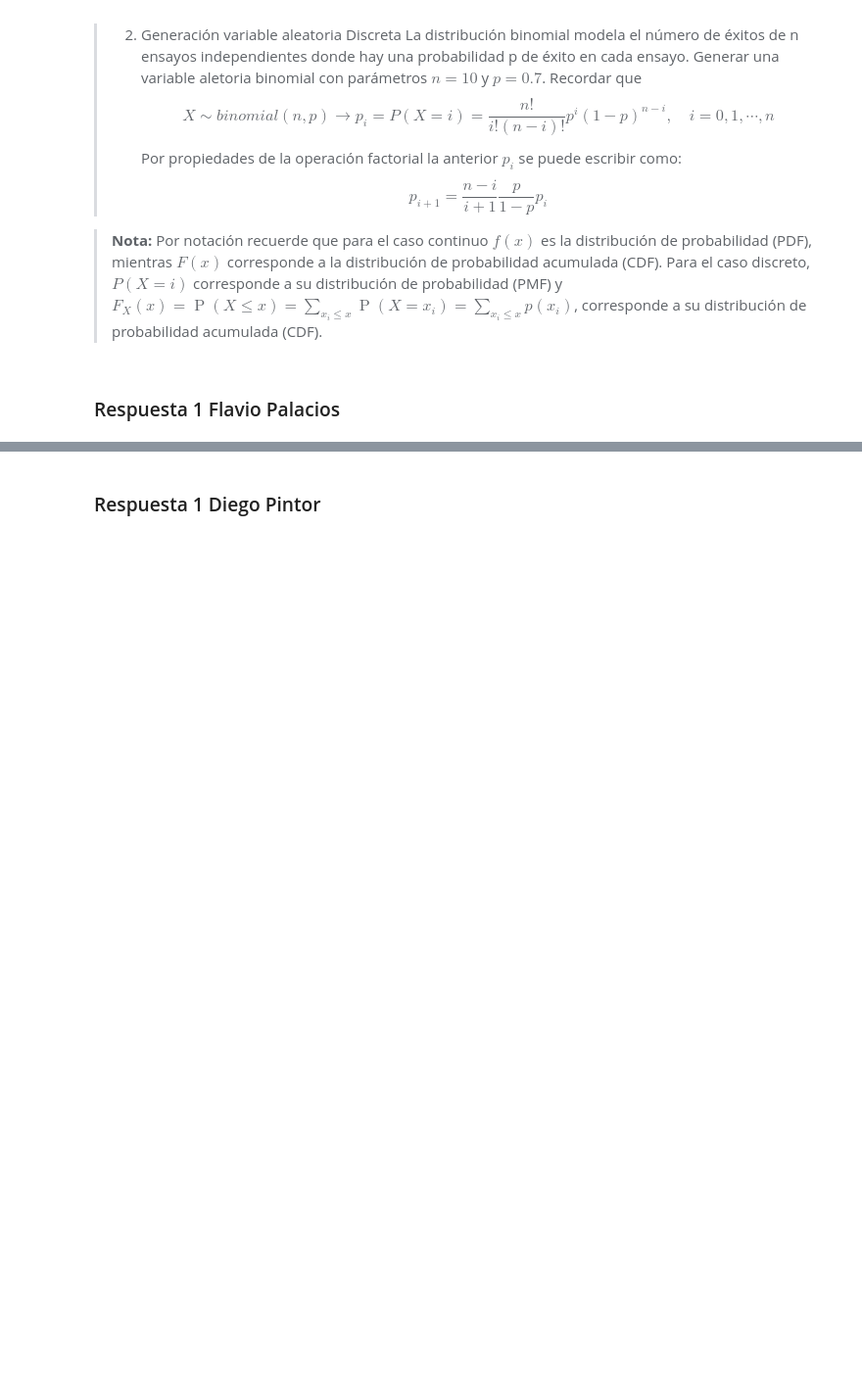
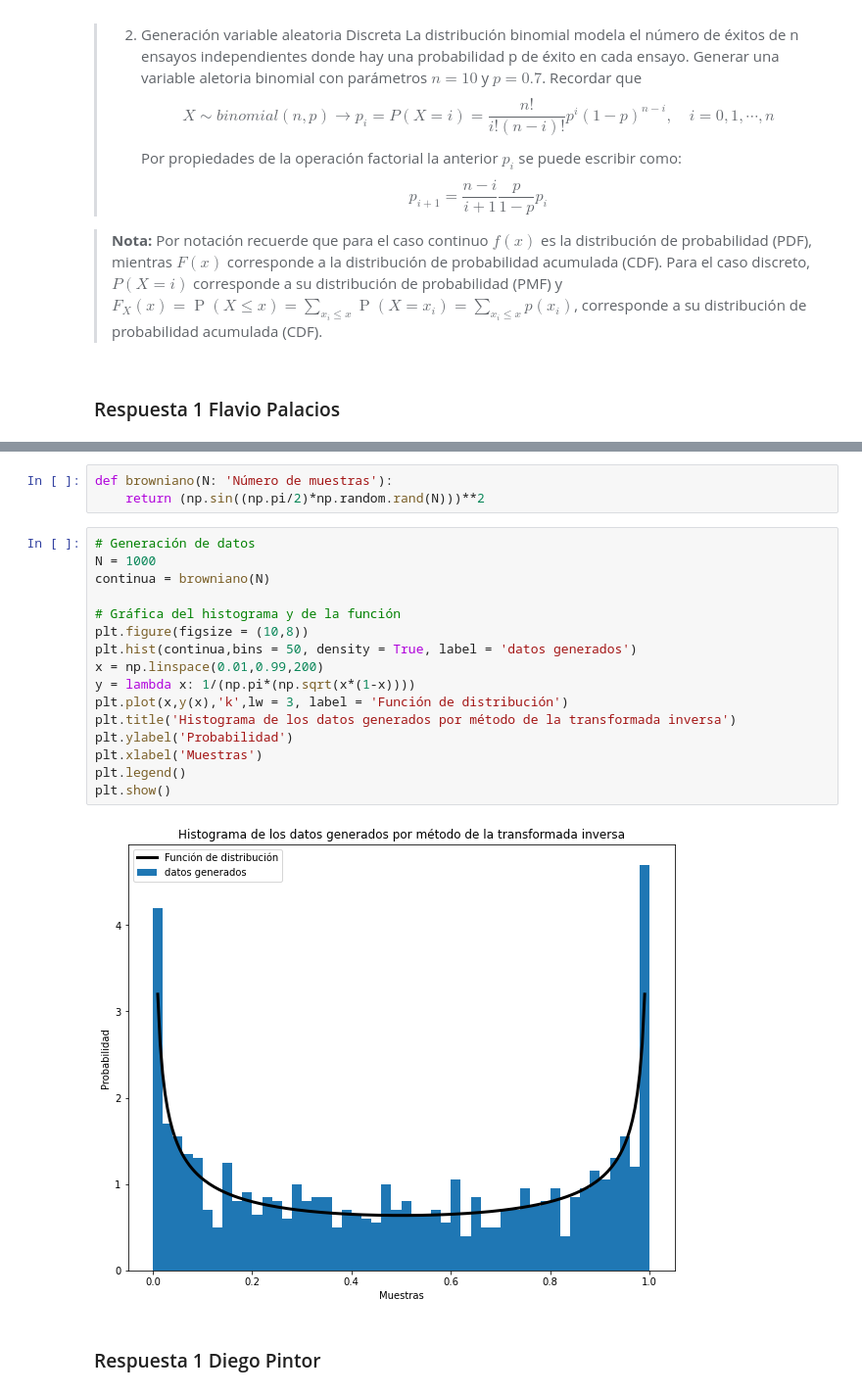
Before and after one commit to Palacios-F/ProyectoConjunto_PalaciosFC_PintorD, a Jupyter notebook: Tarea 5.ipynb, the cells around one changed output, grey strips where cells are left out. Shown: that part at 98% size. Saved outputs shown, nothing was run; the diff lists cells and outputs as text; blank space fills up the shorter version.

```diff
--- a/Tarea 5.ipynb
+++ b/Tarea 5.ipynb
@@ -37,3 +55,24 @@
+# %%
+def browniano(N: 'Número de muestras'):
+    return (np.sin((np.pi/2)*np.random.rand(N)))**2
+# %%
+# Generación de datos
+N = 1000
+continua = browniano(N)
+
+# Gráfica del histograma y de la función
+plt.figure(figsize = (10,8))
+plt.hist(continua,bins = 50, density = True, label = 'datos generados')
+x = np.linspace(0.01,0.99,200)
+y = lambda x: 1/(np.pi*(np.sqrt(x*(1-x))))
+plt.plot(x,y(x),'k',lw = 3, label = 'Función de distribución')
+plt.title('Histograma de los datos generados por método de la transformada inversa')
+plt.ylabel('Probabilidad')
+plt.xlabel('Muestras')
+plt.legend()
+plt.show()
+# %% [output]
+[figure, added]
 # %% [markdown]
 ### Respuesta 1 Diego Pintor
 # %% [markdown]
```
Also changed, not shown: parts of 5 cells of this notebook, 1 other file.
